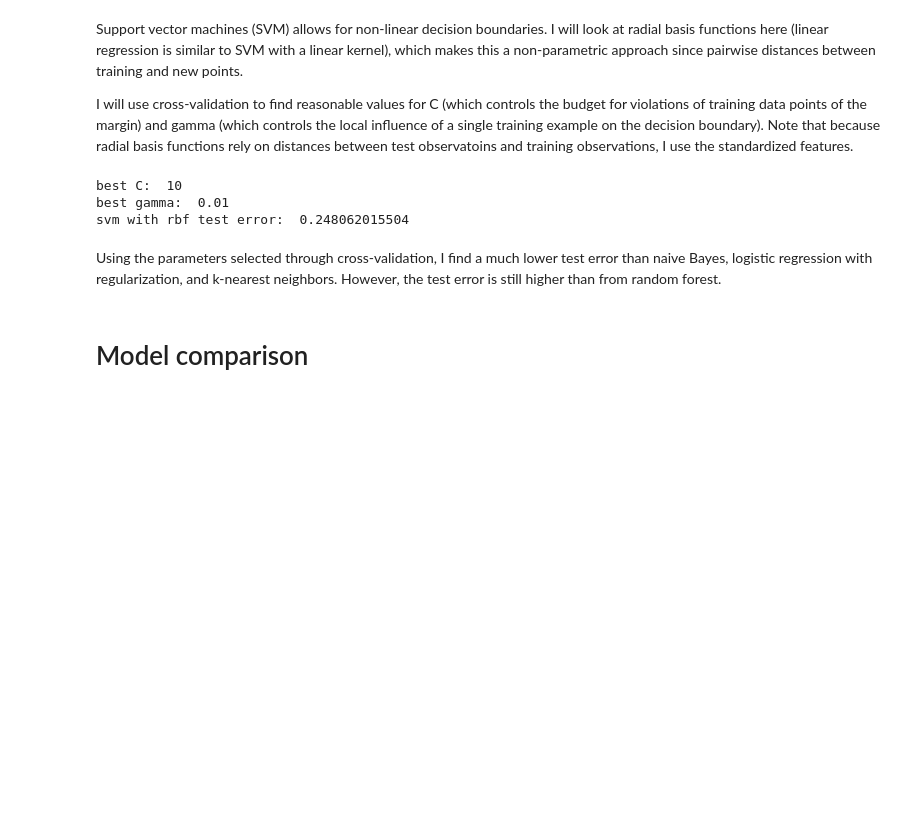
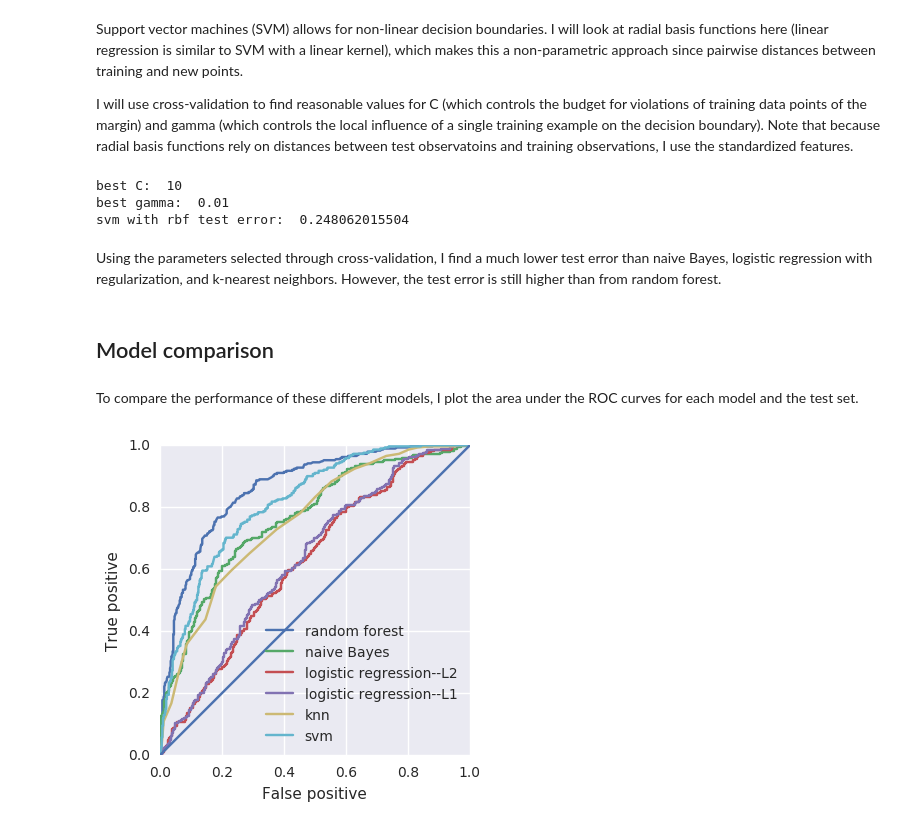
Before and after one commit to jasonpchang/pitchfx_sql, a Jupyter notebook: Notebooks/swing_prediction_models.ipynb, the cells around one changed output. Cells and saved outputs as stored; diff of their text form; code cells hidden in the pictures; blank space fills up the shorter version.

```diff
--- a/Notebooks/swing_prediction_models.ipynb
+++ b/Notebooks/swing_prediction_models.ipynb
@@ -523,11 +217,11 @@ I'll first look at L2 regularization (ridge), followed by L1 regularization (las
 from sklearn.preprocessing import StandardScaler
 
 # calculate scaling values
-scaler = StandardScaler().fit(X3_train)
+scaler = StandardScaler().fit(X_train)
 
 # scale data
-X_train_stand = scaler.transform(X3_train)
-X_test_stand = scaler.transform(X3_test)
+X_train_stand = scaler.transform(X_train)
+X_test_stand = scaler.transform(X_test)
 # %%
 # fit ridge
 rseed = 0
@@ -594,7 +288,7 @@ print('best weight: ', weights[iwbest])
 print('best distance: ', distances[idbest])
 
 # run fit
-knn_fit = KNeighborsClassifier(n_neighbors=kbest,
+knn_fit = KNeighborsClassifier(n_neighbors=kvals[ikbest],
                                metric=distances[idbest],
                                weights=weights[iwbest],).fit(X_train_stand, y_train)
 print("knn test error: ", 1-np.mean(knn_fit.predict(X_test_stand)==y_test))
@@ -622,7 +316,8 @@ tuned_parameters = [{'kernel': ['rbf'],
                      'C': [0.1, 1, 10, 100, 1000]},]
 
 # use cross validation to find tuning parameters
-svm_fit = GridSearchCV(SVC(cache_size=10000),
+svm_fit = GridSearchCV(SVC(cache_size=10000,
+                           probability=True),
                        tuned_parameters,
                        cv=3,
                        scoring='accuracy').fit(X_train_stand, y_train)
@@ -640,4 +335,6 @@ svm with rbf test error:  0.248062015504
 # %% [markdown]
 Using the parameters selected through cross-validation, I find a much lower test error than naive Bayes, logistic regression with regularization, and k-nearest neighbors. However, the test error is still higher than from random forest.
 # %% [markdown]
-# Model comparison
+## Model comparison
+# %% [markdown]
+To compare the performance of these different models, I plot the area under the ROC curves for each model and the test set.
@@ -643,0 +344,28 @@ Using the parameters selected through cross-validation, I find a much lower test
+# %%
+# calculate false positive and true negative rates
+preds = [rf_fit.predict_proba(X_test)[:, 1],
+         nb_fit.predict_proba(Xnb_test)[:, 1],
+         logregL2_fit.predict_proba(X_test_stand)[:, 1],
+         logregL1_fit.predict_proba(X_test_stand)[:, 1],
+         knn_fit.predict_proba(X_test_stand)[:, 1],
+         svm_fit.predict_proba(X_test_stand)[:, 1]]
+dats = ['random forest',
+        'naive Bayes',
+        'logistic regression--L2',
+        'logistic regression--L1',
+        'knn',
+        'svm',]
+# %%
+# plot curves
+fig, ax = plt.subplots()
+for pred in preds:
+    false_pos, true_pos, _ = roc_curve(y_test, pred)
+    ax.plot(false_pos, true_pos)
+ax.plot([0, 1], [0, 1])
+ax.legend(dats, loc=4)
+ax.set_aspect('equal', 'box')
+ax.set_xlabel('False positive')
+ax.set_ylabel('True positive')
+plt.show()
+# %% [output]
+[figure, added]
```
Also changed, not shown: parts of 95 cells of this notebook.
